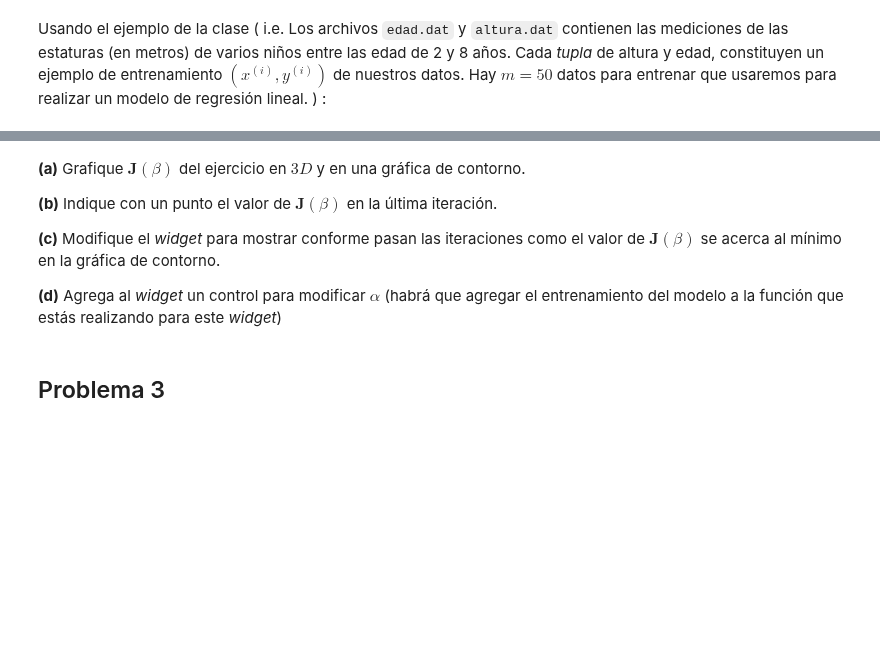
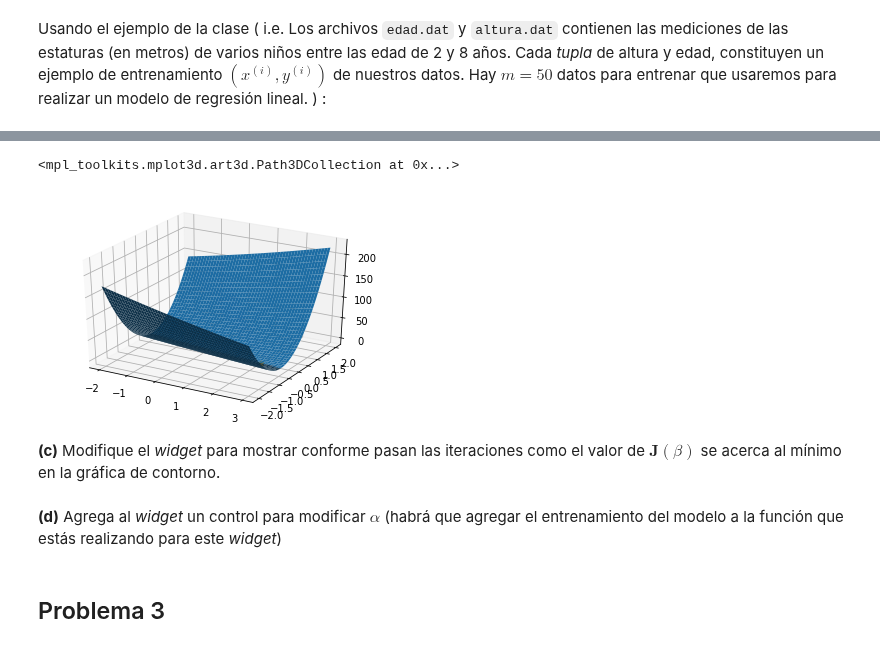
Before and after one commit to jesusigarmor/Matematicas-computacionales-fall2020, a Jupyter notebook: alumnos/MLOPEZJU/Tareas/Sympy2.ipynb, the cells around one changed output, grey strips where cells are left out. Cells and saved outputs as stored; diff of their text form; code cells hidden in the pictures; blank space fills up the shorter version.

```diff
--- a/alumnos/MLOPEZJU/Tareas/Sympy2.ipynb
+++ b/alumnos/MLOPEZJU/Tareas/Sympy2.ipynb
@@ -73,11 +192,19 @@ Usando el ejemplo de la clase ( i.e. Los archivos `edad.dat` y `altura.dat` cont
+# %%
+fig = plt.figure()
+ax = fig.add_subplot(1,1,1, projection = '3d')
+ax.plot_surface(B0,B1, C)
+
+C1 = CostoF(2.27548901,-0.31459673)
+
+ax.scatter(2.27548901,-0.31459673,C1, color = "orange")
+# %% [output]
+<mpl_toolkits.mplot3d.art3d.Path3DCollection at 0x...>
+[figure, added]
 # %% [markdown]
-**(a)** Grafique $\textbf{J}(\beta)$ del ejercicio en $3D$ y en una gráfica de contorno.
-
-**(b)** Indique con un punto el valor de $\textbf{J}(\beta)$ en la última iteración.
-
 **(c)** Modifique el _widget_ para mostrar conforme pasan las iteraciones como el valor de $\textbf{J}(\beta)$ se acerca al mínimo en la gráfica de contorno.
-
-**(d)** Agrega al _widget_ un control para modificar $\alpha$ (habrá que agregar el entrenamiento del modelo a la función que estás realizando para este _widget_)
+# %% [markdown]
+
+**(d)** Agrega al _widget_ un control para modificar $\alpha$ (habrá que agregar el entrenamiento del modelo a la función que estás realizando para este _widget_)
 # %% [markdown]
 ## Problema 3
 # %% [markdown]
```
Also changed, not shown: parts of 25 cells of this notebook, 3 other files.
